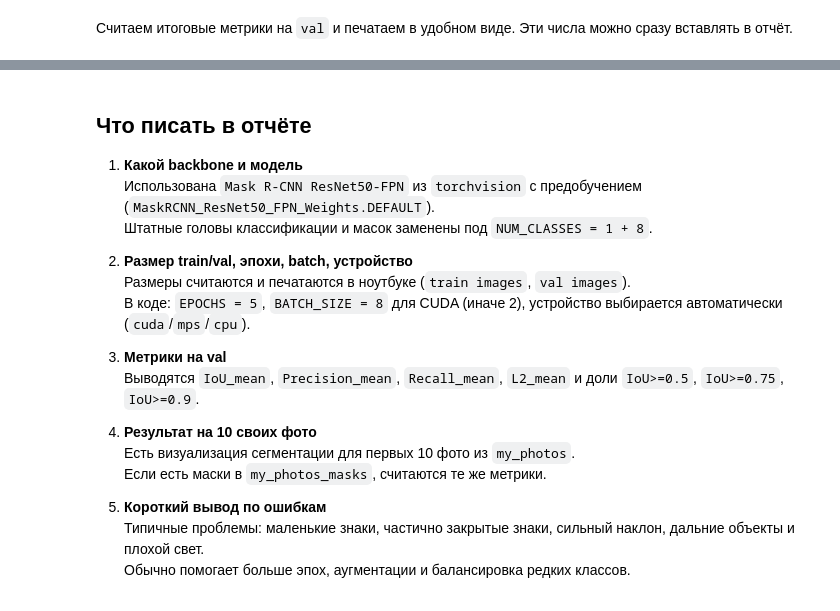
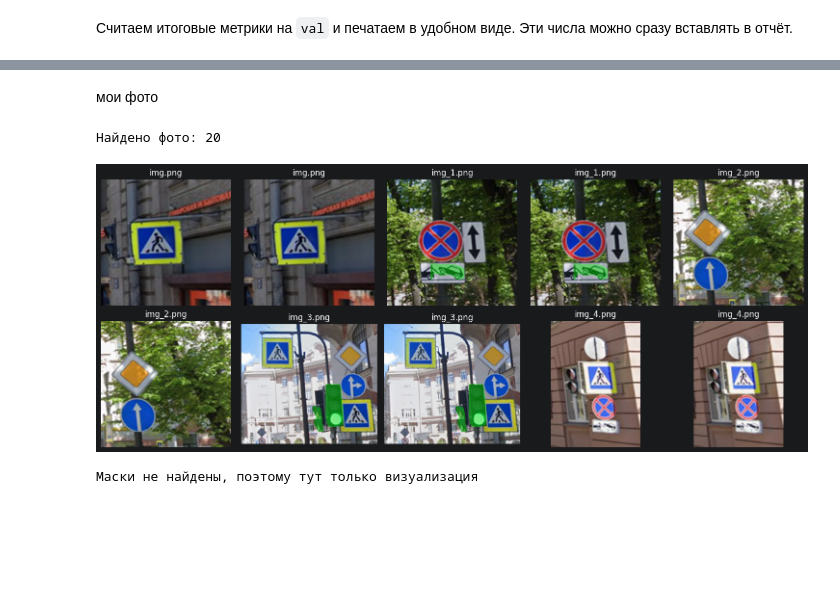
Before and after one commit to MrForsureski/ML_Labs, a Jupyter notebook: lab_6/lab_6.ipynb, the cells around one changed output, grey strips where cells are left out. Cells and saved outputs as stored; diff of their text form; code cells hidden in the pictures; blank space fills up the shorter version.

```diff
--- a/lab_6/lab_6.ipynb
+++ b/lab_6/lab_6.ipynb
@@ -157,9 +163,8 @@ def collate_fn(batch):
 # %%
 train_ds = RoadSignsMaskDataset(TRAIN_DIR, train_ids, class_to_new)
 val_ds = RoadSignsMaskDataset(VAL_DIR, val_ids, class_to_new)
-
-BATCH_SIZE = 8 if device.type == "cuda" else 2
-NUM_WORKERS = 4 if device.type == "cuda" else 0
+BATCH_SIZE = 4
+NUM_WORKERS = 0
 PIN_MEMORY = device.type == "cuda"
 
 train_loader = DataLoader(
@@ -179,19 +184,17 @@ val_loader = DataLoader(
     collate_fn=collate_fn,
 )
 
-NUM_CLASSES = 1 + len(orig_class_ids)  # фон + 8 классов
+
+
+NUM_CLASSES = 1 + len(orig_class_ids)
 
 weights = torchvision.models.detection.MaskRCNN_ResNet50_FPN_Weights.DEFAULT
 model = maskrcnn_resnet50_fpn(weights=weights)
-
 in_features = model.roi_heads.box_predictor.cls_score.in_features
 model.roi_heads.box_predictor = FastRCNNPredictor(in_features, NUM_CLASSES)
-
 in_features_mask = model.roi_heads.mask_predictor.conv5_mask.in_channels
 model.roi_heads.mask_predictor = MaskRCNNPredictor(in_features_mask, 256, NUM_CLASSES)
-
 model.to(device)
-
 params = [p for p in model.parameters() if p.requires_grad]
 optimizer = torch.optim.SGD(params, lr=0.005, momentum=0.9, weight_decay=1e-4)
 lr_scheduler = torch.optim.lr_scheduler.StepLR(optimizer, step_size=2, gamma=0.5)
@@ -371,21 +407,24 @@ show_predictions(model, VAL_DIR, n=6, score_thr=0.5)
+# %% [markdown]
+мои фото
 # %%
 MY_PHOTOS_DIR = ROOT / "my_photos"
 MY_MASKS_DIR = ROOT / "my_photos_masks"
-
-
 def list_my_images(folder: Path):
-    exts = ("*.jpg", "*.jpeg", "*.png", "*.JPG", "*.JPEG", "*.PNG")
+    exts = "*.PNG"
     files = []
     for ext in exts:
         files.extend(folder.glob(ext))
     return sorted(files)
 
 
+
+
+
+
 @torch.no_grad()
 def evaluate_my_photos(model, photos_dir: Path, masks_dir: Path | None = None, score_thr=0.5, mask_thr=0.5):
     photos = list_my_images(photos_dir)
     if len(photos) == 0:
-        print("В папке my_photos нет изображений")
         return None
 
     model.eval()
@@ -401,7 +440,11 @@ def evaluate_my_photos(model, photos_dir: Path, masks_dir: Path | None = None, s
         img = Image.open(p).convert("RGB")
         x = F.to_tensor(img).to(device)
         out = model([x])[0]
-        keep = out["scores"].detach().cpu().numpy() >= score_thr
+        scores_np = out["scores"].detach().cpu().numpy()
+        boxes_np = out["boxes"].detach().cpu().numpy()
+        labels_np = out["labels"].detach().cpu().numpy()
+        h, w = x.shape[1], x.shape[2]
+        keep = keep_sign_like_predictions(boxes_np, labels_np, scores_np, h, w, score_thr=score_thr)
 
         img_np = np.array(img)
         pred_union = np.zeros((img_np.shape[0], img_np.shape[1]), dtype=bool)
@@ -424,58 +467,39 @@ def evaluate_my_photos(model, photos_dir: Path, masks_dir: Path | None = None, s
                 iou = binary_iou(pred_union, gt)
                 pr, rc = precision_recall(pred_union, gt)
                 l2 = l2_distance(pred_union, gt)
-
                 ious.append(iou)
                 precisions.append(pr)
                 recalls.append(rc)
                 l2s.append(l2)
                 hits_05 += int(iou >= 0.5)
                 hits_075 += int(iou >= 0.75)
                 hits_09 += int(iou >= 0.9)
                 gt_count += 1
 
     plt.tight_layout()
     plt.show()
 
     if gt_count == 0:
-        print("Маски не найдены, поэтому тут только визуализация")
         return None
 
     return {
         "IoU_mean": float(np.mean(ious)),
         "Precision_mean": float(np.mean(precisions)),
         "Recall_mean": float(np.mean(recalls)),
         "L2_mean": float(np.mean(l2s)),
         "IoU>=0.5": hits_05 / gt_count,
         "IoU>=0.75": hits_075 / gt_count,
         "IoU>=0.9": hits_09 / gt_count,
         "N": gt_count,
     }
 
 
-my_metrics = evaluate_my_photos(model, MY_PHOTOS_DIR, MY_MASKS_DIR, score_thr=0.5, mask_thr=0.5)
+my_metrics = evaluate_my_photos(model, MY_PHOTOS_DIR, MY_MASKS_DIR, score_thr=0.8, mask_thr=0.5)
 if my_metrics is not None:
     print("Метрики на своих фото:")
     for k, v in my_metrics.items():
         print(f"{k}: {v:.6f}" if isinstance(v, float) else f"{k}: {v}")
+# %% [output]
+Найдено фото: 20
+[figure, added]
+Маски не найдены, поэтому тут только визуализация
-# %% [markdown]
-## Что писать в отчёте
-
-1. **Какой backbone и модель**
-   Использована `Mask R-CNN ResNet50-FPN` из `torchvision` с предобучением (`MaskRCNN_ResNet50_FPN_Weights.DEFAULT`).
-   Штатные головы классификации и масок заменены под `NUM_CLASSES = 1 + 8`.
-
-2. **Размер train/val, эпохи, batch, устройство**
-   Размеры считаются и печатаются в ноутбуке (`train images`, `val images`).
-   В коде: `EPOCHS = 5`, `BATCH_SIZE = 8` для CUDA (иначе 2), устройство выбирается автоматически (`cuda`/`mps`/`cpu`).
-
-3. **Метрики на val**
-   Выводятся `IoU_mean`, `Precision_mean`, `Recall_mean`, `L2_mean` и доли `IoU>=0.5`, `IoU>=0.75`, `IoU>=0.9`.
-
-4. **Результат на 10 своих фото**
-   Есть визуализация сегментации для первых 10 фото из `my_photos`.
-   Если есть маски в `my_photos_masks`, считаются те же метрики.
-
-5. **Короткий вывод по ошибкам**
-   Типичные проблемы: маленькие знаки, частично закрытые знаки, сильный наклон, дальние объекты и плохой свет.
-   Обычно помогает больше эпох, аугментации и балансировка редких классов.
```
Also changed, not shown: parts of 21 cells of this notebook.
